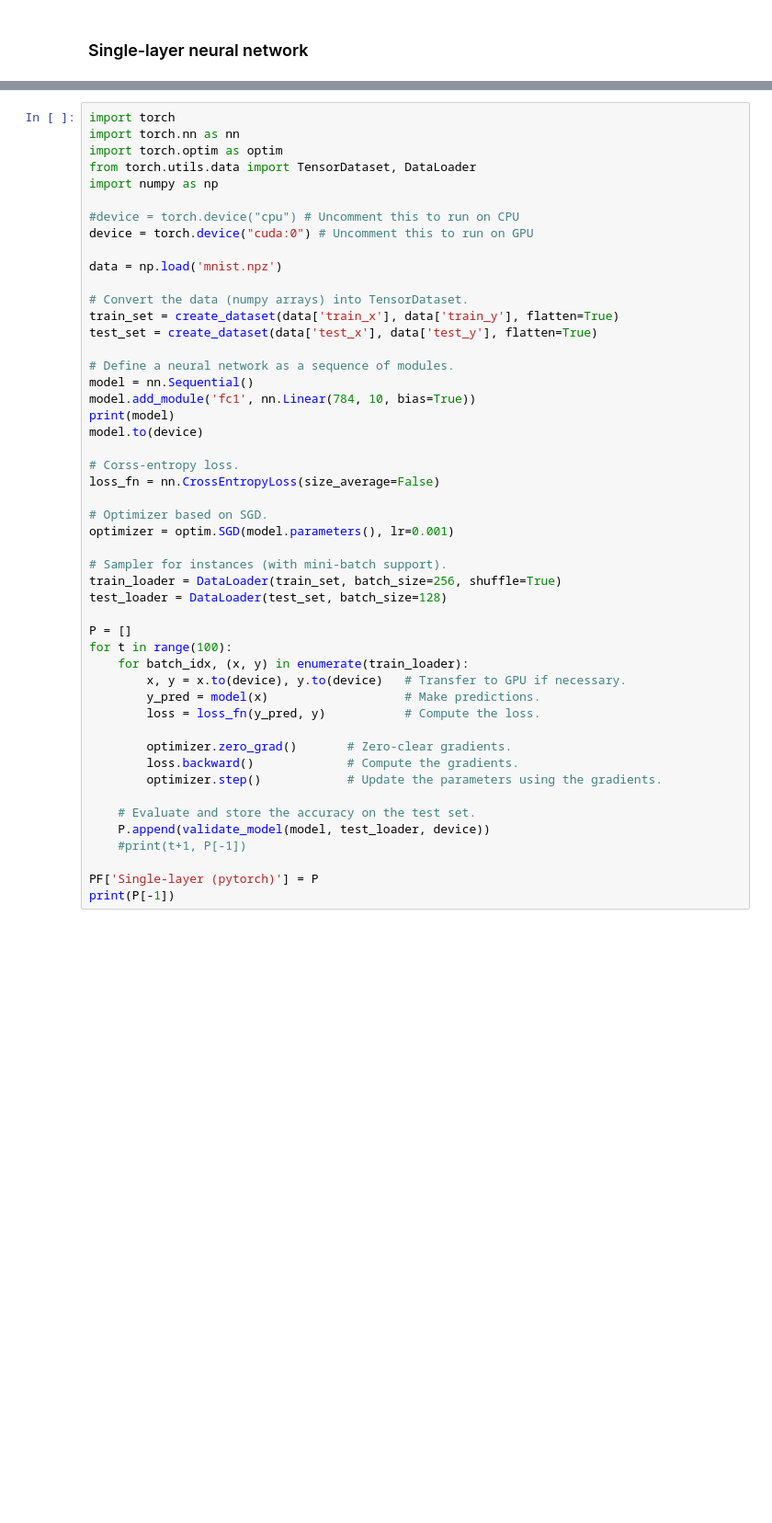
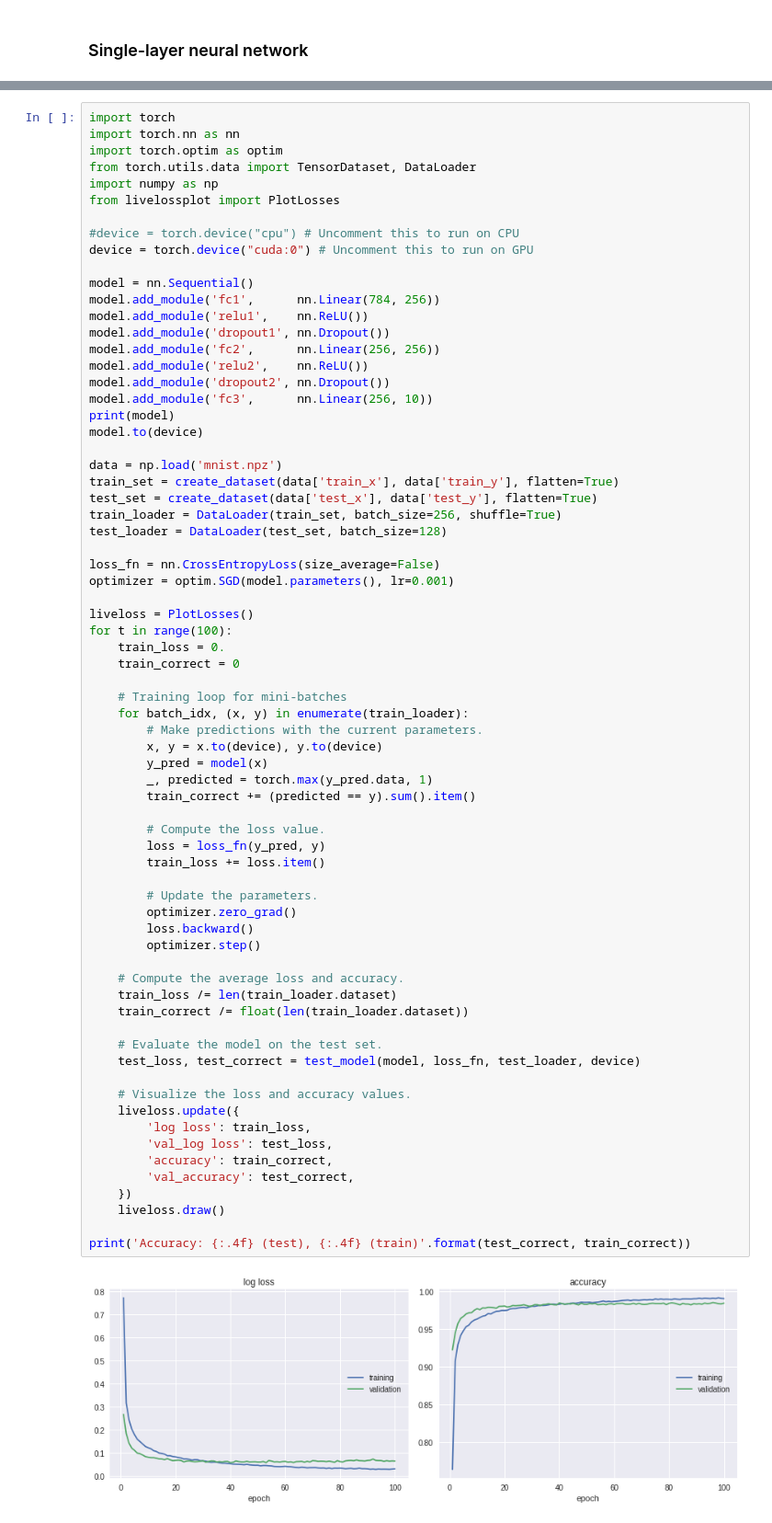
Before and after one commit to chokkan/deeplearningclass, a Jupyter notebook: mnist.ipynb, the cells around one changed output, grey strips where cells are left out. Shown: that part at 92% size. Drawn from its saved outputs; the diff is of its cells as text; blank space fills up the shorter version.

```diff
--- a/mnist.ipynb
+++ b/mnist.ipynb
@@ -234,50 +332,72 @@ def validate_model(model, test_loader, device):
 # %%
 import torch
 import torch.nn as nn
 import torch.optim as optim
 from torch.utils.data import TensorDataset, DataLoader
 import numpy as np
+from livelossplot import PlotLosses
 
 #device = torch.device("cpu") # Uncomment this to run on CPU
 device = torch.device("cuda:0") # Uncomment this to run on GPU
 
-data = np.load('mnist.npz')
-
-# Convert the data (numpy arrays) into TensorDataset.
-train_set = create_dataset(data['train_x'], data['train_y'], flatten=True)
-test_set = create_dataset(data['test_x'], data['test_y'], flatten=True)
-
-# Define a neural network as a sequence of modules.
 model = nn.Sequential()
-model.add_module('fc1', nn.Linear(784, 10, bias=True))
+model.add_module('fc1',      nn.Linear(784, 256))
+model.add_module('relu1',    nn.ReLU())
+model.add_module('dropout1', nn.Dropout())
+model.add_module('fc2',      nn.Linear(256, 256))
+model.add_module('relu2',    nn.ReLU())
+model.add_module('dropout2', nn.Dropout())
+model.add_module('fc3',      nn.Linear(256, 10))
 print(model)
 model.to(device)
 
-# Corss-entropy loss.
-loss_fn = nn.CrossEntropyLoss(size_average=False)
-
-# Optimizer based on SGD.
-optimizer = optim.SGD(model.parameters(), lr=0.001)
-
-# Sampler for instances (with mini-batch support).
+data = np.load('mnist.npz')
+train_set = create_dataset(data['train_x'], data['train_y'], flatten=True)
+test_set = create_dataset(data['test_x'], data['test_y'], flatten=True)
 train_loader = DataLoader(train_set, batch_size=256, shuffle=True)
 test_loader = DataLoader(test_set, batch_size=128)
 
-P = []
+loss_fn = nn.CrossEntropyLoss(size_average=False)
+optimizer = optim.SGD(model.parameters(), lr=0.001)
+
+liveloss = PlotLosses()
 for t in range(100):
+    train_loss = 0.
+    train_correct = 0
+
+    # Training loop for mini-batches
     for batch_idx, (x, y) in enumerate(train_loader):
-        x, y = x.to(device), y.to(device)   # Transfer to GPU if necessary.
-        y_pred = model(x)                   # Make predictions.
-        loss = loss_fn(y_pred, y)           # Compute the loss.
+        # Make predictions with the current parameters.
+        x, y = x.to(device), y.to(device)
+        y_pred = model(x)
+        _, predicted = torch.max(y_pred.data, 1)
+        train_correct += (predicted == y).sum().item()
 
-        optimizer.zero_grad()       # Zero-clear gradients.
-        loss.backward()             # Compute the gradients.
-        optimizer.step()            # Update the parameters using the gradients.
+        # Compute the loss value.
+        loss = loss_fn(y_pred, y)
+        train_loss += loss.item()
 
-    # Evaluate and store the accuracy on the test set.
-    P.append(validate_model(model, test_loader, device))
-    #print(t+1, P[-1])
+        # Update the parameters.
+        optimizer.zero_grad()
+        loss.backward()
+        optimizer.step()
 
-PF['Single-layer (pytorch)'] = P
-print(P[-1])
+    # Compute the average loss and accuracy.
+    train_loss /= len(train_loader.dataset)
+    train_correct /= float(len(train_loader.dataset))
+
+    # Evaluate the model on the test set.
+    test_loss, test_correct = test_model(model, loss_fn, test_loader, device)
+
+    # Visualize the loss and accuracy values.
+    liveloss.update({
+        'log loss': train_loss,
+        'val_log loss': test_loss,
+        'accuracy': train_correct,
+        'val_accuracy': test_correct,
+    })
+    liveloss.draw()
+
+print('Accuracy: {:.4f} (test), {:.4f} (train)'.format(test_correct, train_correct))
 # %% [output]
+[figure, added]
```
Also changed, not shown: parts of 13 cells of this notebook.
